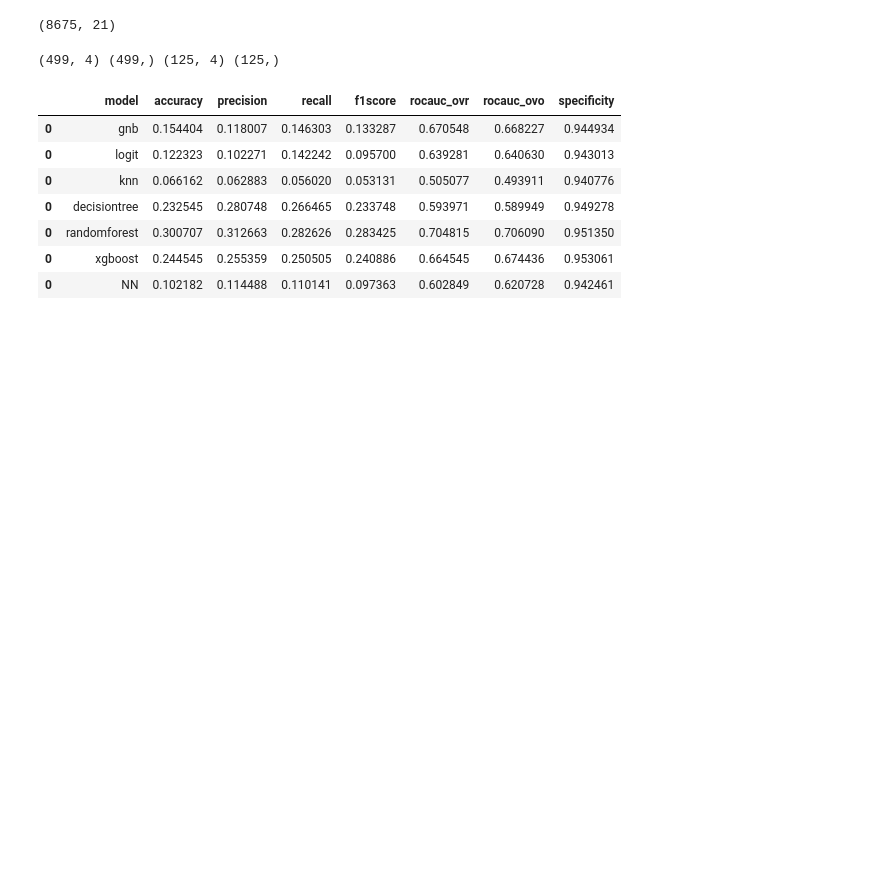
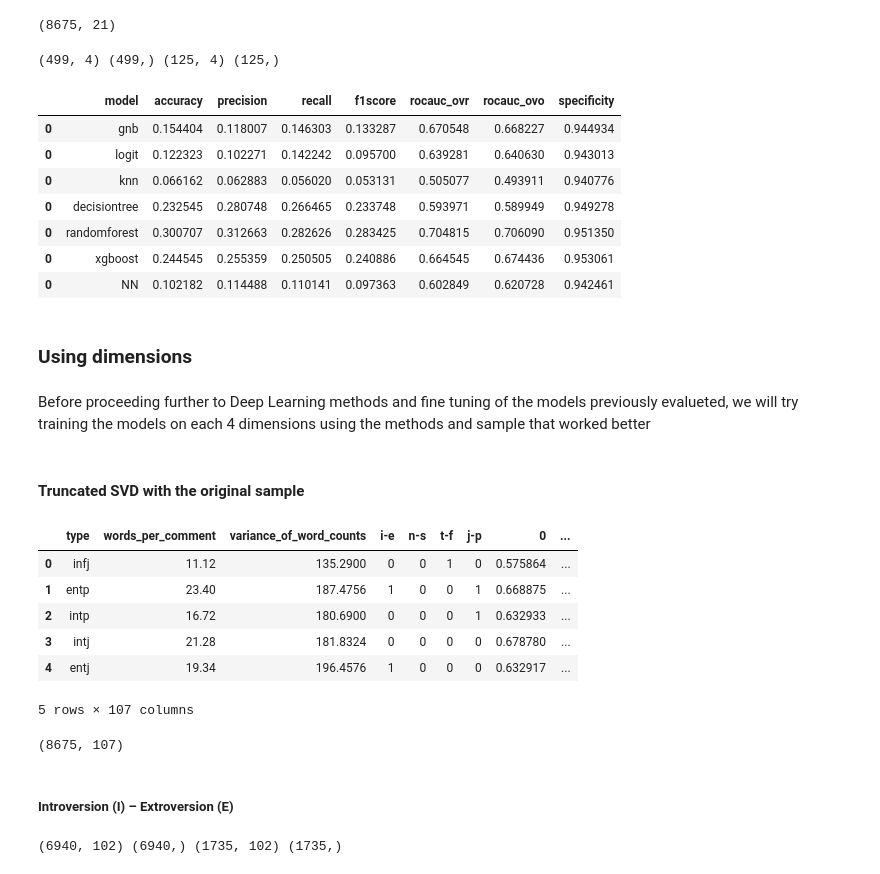
Before and after one commit to mikongame/project-final, a Jupyter notebook: your-project/3_MBTI Model building and evaluation (ML).ipynb, the cells around one changed output. Saved outputs shown, nothing was run; the diff lists cells and outputs as text; code cells hidden in the pictures; blank space fills up the shorter version.

Commit message:
ML on 4 dimensions done

```diff
--- a/your-project/3_MBTI Model building and evaluation (ML).ipynb
+++ b/your-project/3_MBTI Model building and evaluation (ML).ipynb
@@ -570,3 +573,28 @@ models_df
 | 0 | randomforest | 0.300707 | 0.312663 | 0.282626 | 0.283425 | 0.704815 | 0.706090 | 0.951350 |
 | 0 | xgboost | 0.244545 | 0.255359 | 0.250505 | 0.240886 | 0.664545 | 0.674436 | 0.953061 |
 | 0 | NN | 0.102182 | 0.114488 | 0.110141 | 0.097363 | 0.602849 | 0.620728 | 0.942461 |
+# %% [markdown]
+### Using dimensions
+# %% [markdown]
+Before proceeding further to Deep Learning methods and fine tuning of the models previously evalueted, we will try training the models on each 4 dimensions using the methods and sample that worked better
+# %% [markdown]
+#### Truncated SVD with the original sample
+# %%
+result_svd_vec_dimensions  = pd.read_csv("data/output_csv/result_svd_vec_dimensions.csv")
+result_svd_vec_dimensions.drop(["Unnamed: 0"], axis=1, inplace=True)
+# %%
+result_svd_vec_dimensions.head()
+# %% [output]
+|  | type | words_per_comment | variance_of_word_counts | i-e | n-s | t-f | j-p | 0 | ... |
+| 0 | infj | 11.12 | 135.2900 | 0 | 0 | 1 | 0 | 0.575864 | ... |
+| 1 | entp | 23.40 | 187.4756 | 1 | 0 | 0 | 1 | 0.668875 | ... |
+| 2 | intp | 16.72 | 180.6900 | 0 | 0 | 0 | 1 | 0.632933 | ... |
+| 3 | intj | 21.28 | 181.8324 | 0 | 0 | 0 | 0 | 0.678780 | ... |
+| 4 | entj | 19.34 | 196.4576 | 1 | 0 | 0 | 0 | 0.632917 | ... |
+5 rows × 107 columns
+# %%
+result_svd_vec_dimensions.shape
+# %% [output]
+(8675, 107)
+# %% [markdown]
+##### Introversion (I) – Extroversion (E)
@@ -572,0 +604,5 @@ models_df
+# %%
+X_train, X_test, y_train, y_test = train_test_split(X, y, random_state=42, test_size=0.2)
+print ((X_train.shape),(y_train.shape),(X_test.shape),(y_test.shape))
+# %% [output]
+(6940, 102) (6940,) (1735, 102) (1735,)
```
Also changed, not shown: parts of 33 cells of this notebook, 3 other files.
